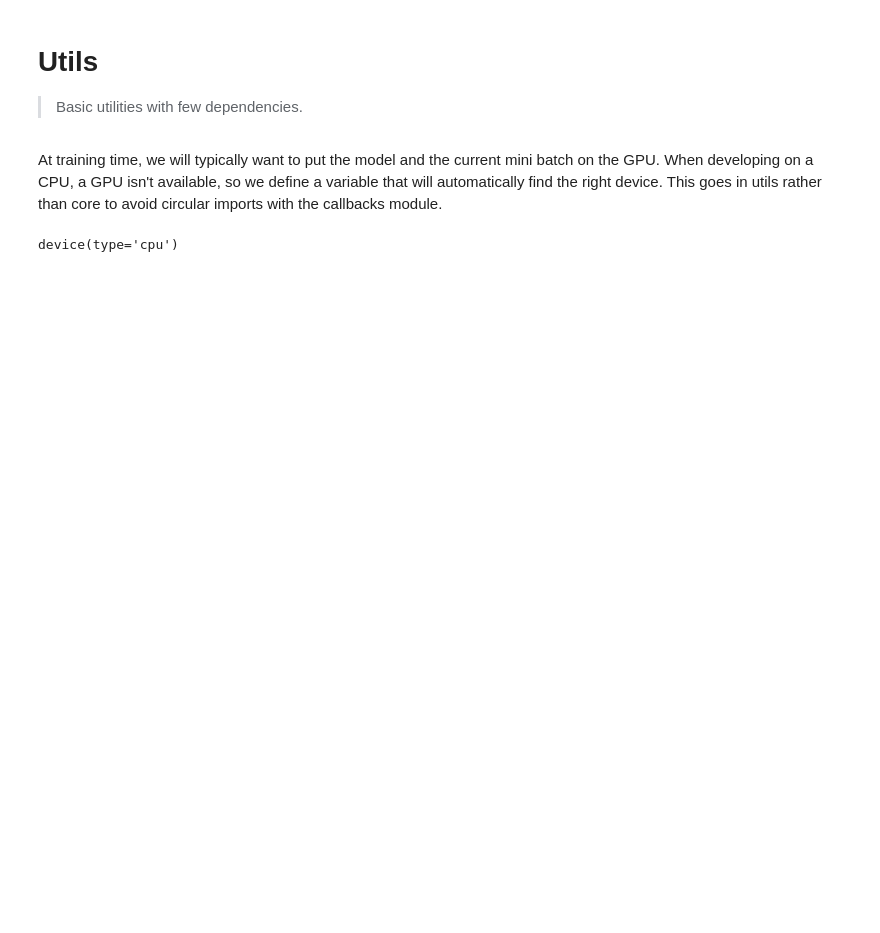
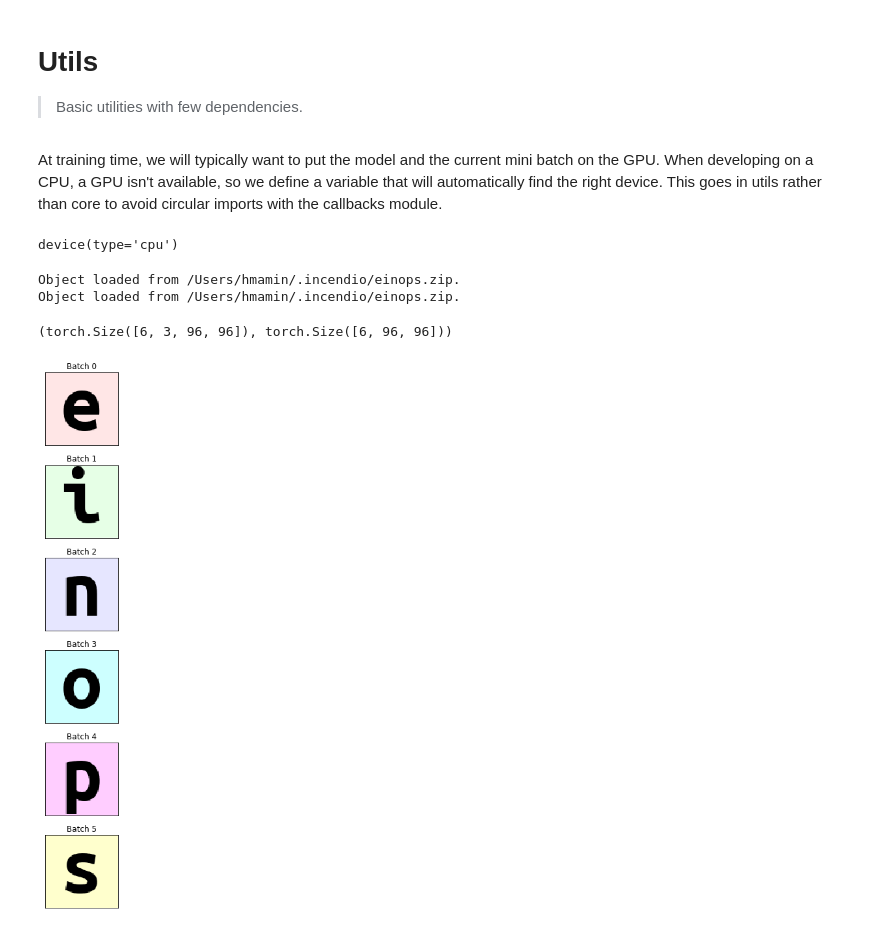
Before and after one commit to hdmamin/incendio, a Jupyter notebook: notebooks/01_utils.ipynb, the cells around one changed output. Saved outputs shown, nothing was run; the diff lists cells and outputs as text; code cells hidden in the pictures; blank space fills up the shorter version.

Commit message:
load_einops img, plot img batch

```diff
--- a/notebooks/01_utils.ipynb
+++ b/notebooks/01_utils.ipynb
@@ -346,0 +387,45 @@ def out_features(model):
+# %%
+img = get_einops_image()
+img_bw = get_einops_image(color=False)
+img.shape, img_bw.shape
+# %% [output]
+Object loaded from /Users/hmamin/.incendio/einops.zip.
+Object loaded from /Users/hmamin/.incendio/einops.zip.
+(torch.Size([6, 3, 96, 96]), torch.Size([6, 96, 96]))
+# %%
+# export
+def plot_img_batch(x, channels_first=True):
+    """Plot batch of image tensors. Helpful for assessing operations on
+    tensors, particularly when reshaping things with einops or equivalent ops
+    (view, transpose, etc.).
+
+    Parameters
+    ----------
+    x: torch.Tensor or np.array
+        Shape (bs, h, w), (bs, c, h, w), or (bs, h, w, c). Often it's nice to
+        use the tensor loaded by `get_einops_image` here.
+    channels_first: bool
+        Specify if your input x has channels before the spatial dimensions,
+        e.g. True if x has shape (bs, c, h, w) and False if it has shape
+        (bs, h, w, c). (Technically the batch dimension is always first, this
+        just means first relative to the spatial dimensions.)
+    """
+    ndim = x.ndim
+    assert ndim in {3, 4}, \
+        'x ndim must be 3 or 4: (bs, h, w), (bs, c, h, w) or (bs, h, w, c)'
+
+    if getattr(x, 'requires_grad', False): x = x.detach().numpy()
+    fig, ax = plt.subplots(len(x), 1, figsize=(4, len(x)*2))
+    cmap = 'gray' if ndim == 3 else None
+    for i, (xi, axi) in enumerate(zip(x, ax.flatten())):
+        if ndim == 4 and channels_first: xi = xi.permute(1, 2, 0)
+        axi.imshow(xi, cmap=cmap)
+        axi.set_title(f'Batch {i}')
+        axi.set_xticks([], [])
+        axi.set_yticks([], [])
+    plt.tight_layout()
+    plt.show()
+# %%
+plot_img_batch(img)
+# %% [output]
+[figure, added]
```
Also changed, not shown: parts of 3 cells of this notebook, 8 other files.
